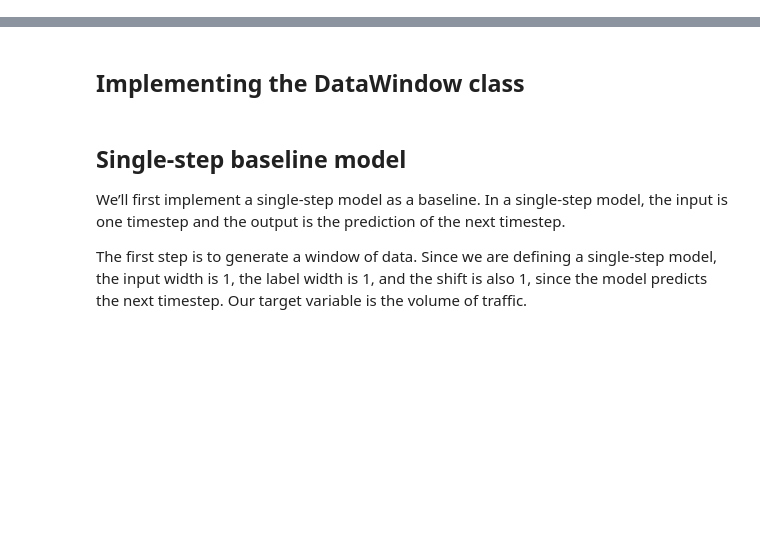
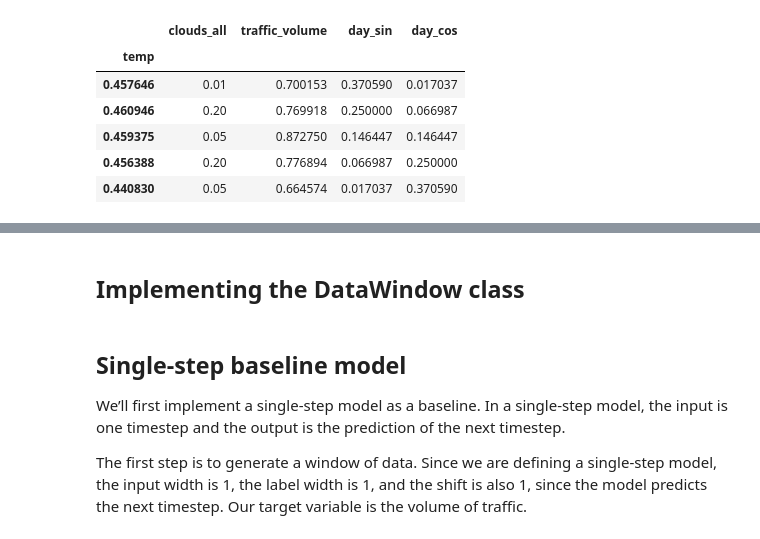
Before and after one commit to xbadiam/Forecasting, a Jupyter notebook: notebooks/02_Implementing_DataWIndow.ipynb, the cells around one changed output, grey strips where cells are left out. Saved outputs shown, nothing was run; the diff lists cells and outputs as text; code cells hidden in the pictures; blank space fills up the shorter version.

```diff
--- a/notebooks/02_Implementing_DataWIndow.ipynb
+++ b/notebooks/02_Implementing_DataWIndow.ipynb
@@ -20,0 +26,12 @@ df_train.head()
+# %%
+url_val = 'https://raw.githubusercontent.com/xbadiam/Forecasting/refs/heads/main/data/output/val.csv'
+val_df = pd.read_csv(url_val, index_col=0)
+val_df.head(5)
+# %% [output]
+|  | clouds_all | traffic_volume | day_sin | day_cos |
+| temp |  |  |  |  |
+| 0.457646 | 0.01 | 0.700153 | 0.370590 | 0.017037 |
+| 0.460946 | 0.20 | 0.769918 | 0.250000 | 0.066987 |
+| 0.459375 | 0.05 | 0.872750 | 0.146447 | 0.146447 |
+| 0.456388 | 0.20 | 0.776894 | 0.066987 | 0.250000 |
+| 0.440830 | 0.05 | 0.664574 | 0.017037 | 0.370590 |
```
Also changed, not shown: parts of 16 cells of this notebook, 1 other file.
